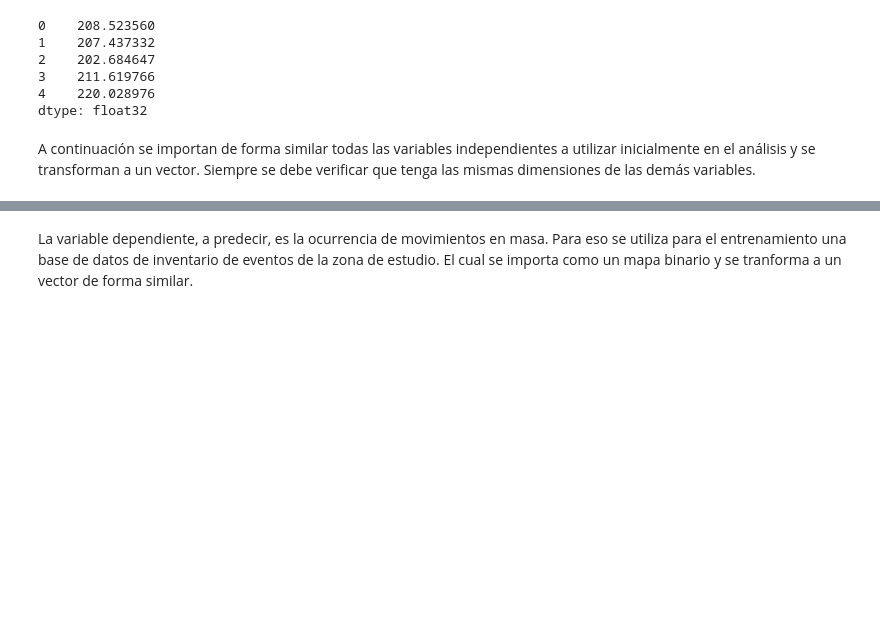
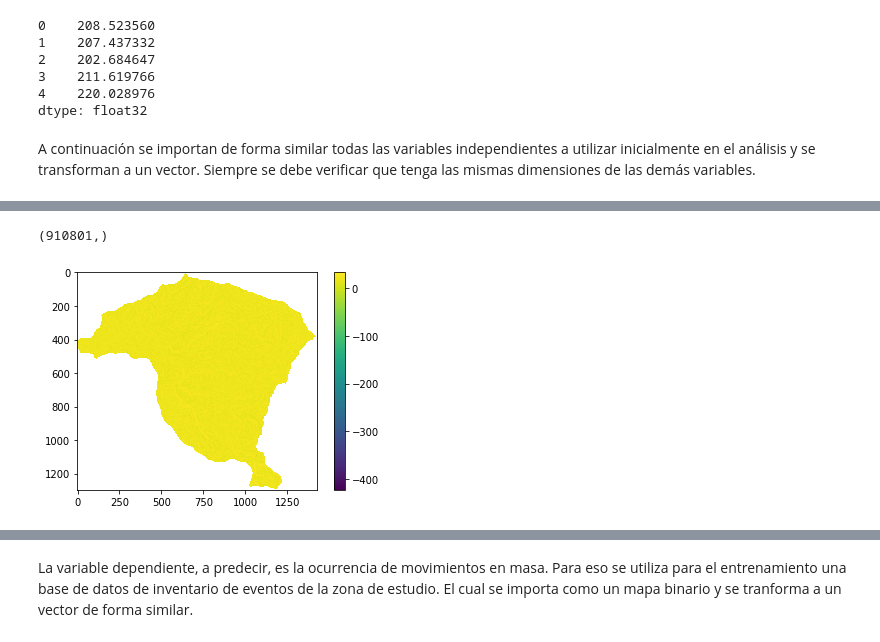
Before and after one commit to edieraristizabal/MachineLearning, a Jupyter notebook: NOTEBOOKS/03_DataFrame.ipynb, the cells around one changed output, grey strips where cells are left out. Drawn from its saved outputs; the diff is of its cells as text; code cells hidden in the pictures; blank space fills up the shorter version.

```diff
--- a/NOTEBOOKS/03_DataFrame.ipynb
+++ b/NOTEBOOKS/03_DataFrame.ipynb
@@ -303,11 +369,14 @@ drenajes_vector_MenM.shape
 # %%
-file = gdal.Open(ruta+'\Curvatura_Categorica.tif')
+file = gdal.Open(ruta+'/Curvatura_Categorica.tif')
 raster = file.GetRasterBand(1)
 curvatura = raster.ReadAsArray()
 curvatura = np.where(curvatura==-999,np.nan,curvatura)
 plt.imshow(curvatura)
 plt.colorbar();
 curvatura_vector=curvatura.ravel()
 curvatura_vector_MenM=curvatura_vector[~np.isnan(curvatura_vector)]
 curvatura_vector_MenM.shape
+# %% [output]
+(910801,)
+[figure, added]
 # %%
```
Also changed, not shown: parts of 32 cells of this notebook, 2 other files.
